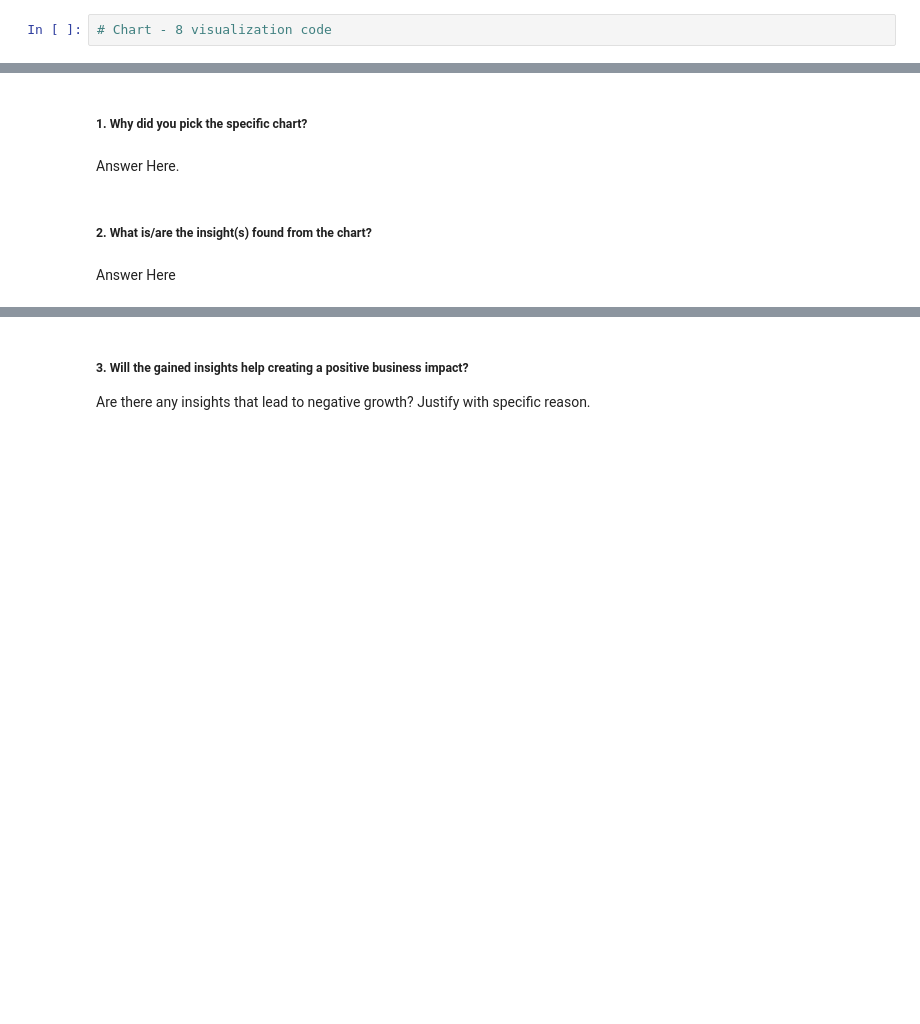
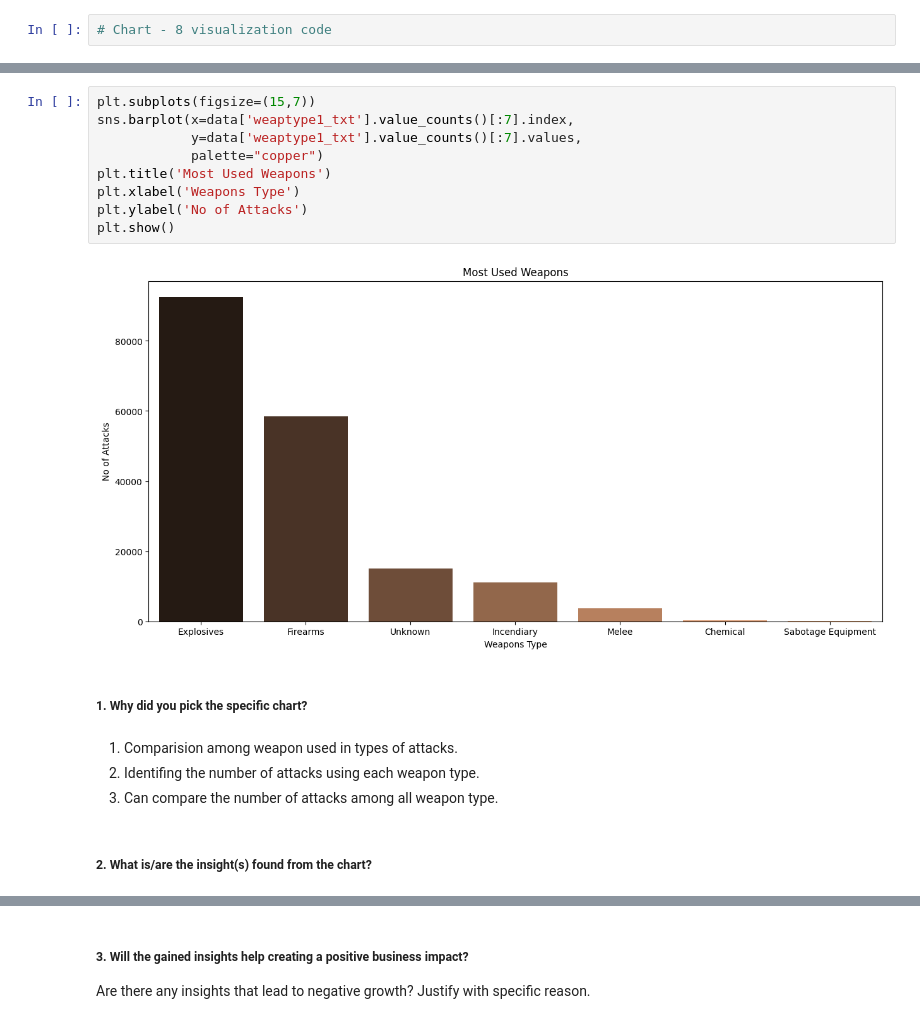
Before and after one commit to vaishnavikaithwas/Global-Terrorism-EDA-Project, a Jupyter notebook: Global_Terrorism_EDA.ipynb, the cells around one changed output, grey strips where cells are left out. Drawn from its saved outputs; the diff is of its cells as text; blank space fills up the shorter version.

```diff
--- a/Global_Terrorism_EDA.ipynb
+++ b/Global_Terrorism_EDA.ipynb
@@ -649,8 +771,19 @@ Answer Here
+# %%
+plt.subplots(figsize=(15,7))
+sns.barplot(x=data['weaptype1_txt'].value_counts()[:7].index,
+            y=data['weaptype1_txt'].value_counts()[:7].values,
+            palette="copper")
+plt.title('Most Used Weapons')
+plt.xlabel('Weapons Type')
+plt.ylabel('No of Attacks')
+plt.show()
+# %% [output]
+[figure, added]
 # %% [markdown]
 ##### 1. Why did you pick the specific chart?
-# %% [markdown]
-Answer Here.
+# %% [markdown]
+1. Comparision among weapon used in types of attacks.
+2. Identifing the number of attacks using each weapon type.
+3. Can compare the number of attacks among all weapon type.
 # %% [markdown]
 ##### 2. What is/are the insight(s) found from the chart?
-# %% [markdown]
-Answer Here
```
Also changed, not shown: parts of 61 cells of this notebook.
